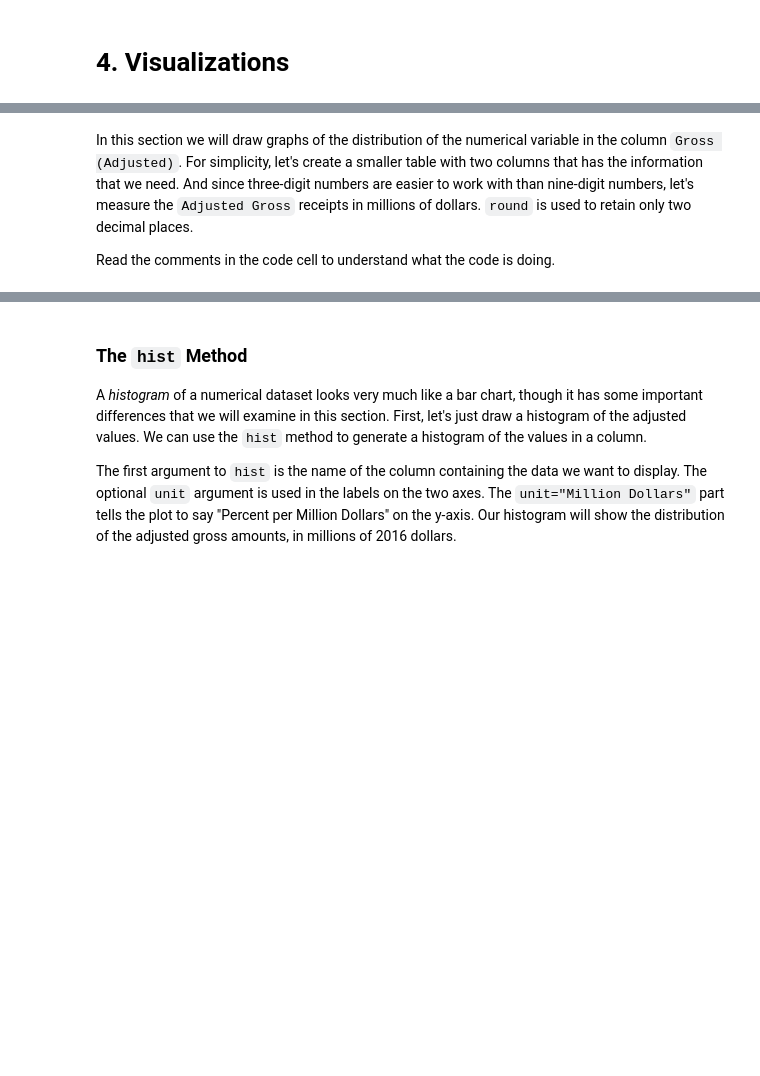
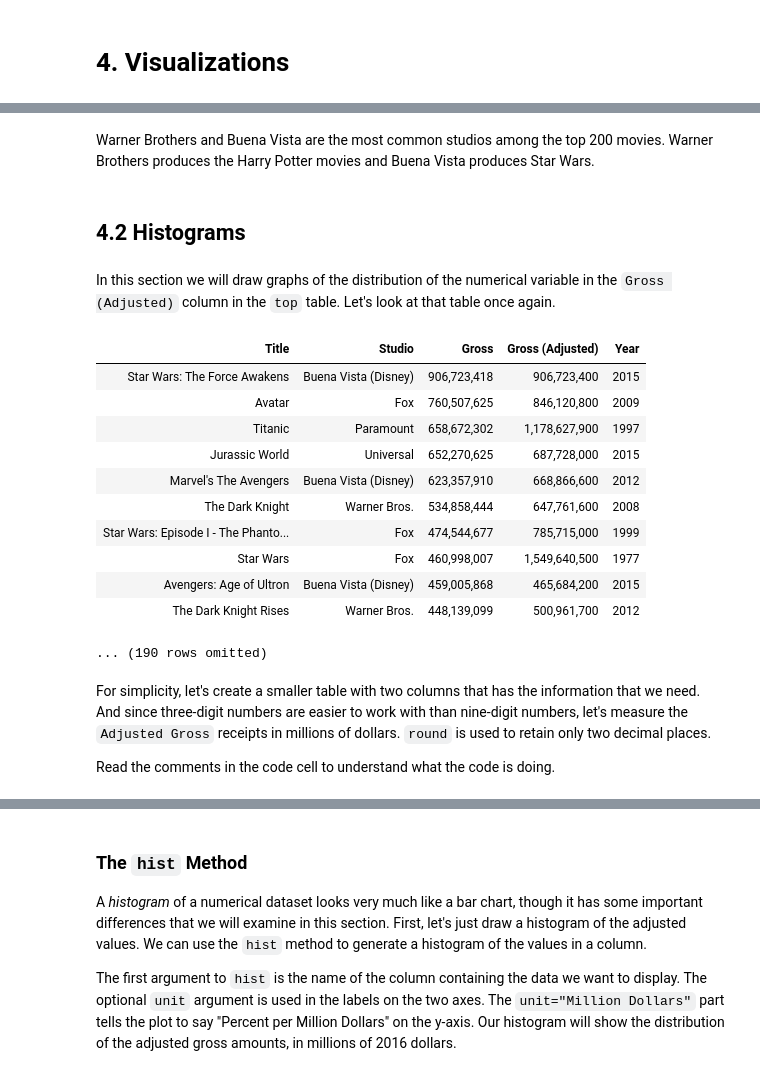
Before and after one commit to data-8/summer, a Jupyter notebook: su17/labs/lab01/lab01.ipynb, the cells around one changed output, grey strips where cells are left out. Cells and saved outputs as stored; diff of their text form; code cells hidden in the pictures; blank space fills up the shorter version.

```diff
--- a/su17/labs/lab01/lab01.ipynb
+++ b/su17/labs/lab01/lab01.ipynb
@@ -358,5 +438,26 @@ top.set_format([2, 3], NumberFormatter)
+# %% [markdown]
+Warner Brothers and Buena Vista are the most common studios among the top 200 movies. Warner Brothers produces the Harry Potter movies and Buena Vista produces Star Wars.
+# %% [markdown]
+## 4.2 Histograms
+# %% [markdown]
+In this section we will draw graphs of the distribution of the numerical variable in the `Gross (Adjusted)` column in the `top` table. Let's look at that table once again.
+# %%
+top
+# %% [output]
+| Title | Studio | Gross | Gross (Adjusted) | Year |
+| Star Wars: The Force Awakens | Buena Vista (Disney) | 906,723,418 | 906,723,400 | 2015 |
+| Avatar | Fox | 760,507,625 | 846,120,800 | 2009 |
+| Titanic | Paramount | 658,672,302 | 1,178,627,900 | 1997 |
+| Jurassic World | Universal | 652,270,625 | 687,728,000 | 2015 |
+| Marvel's The Avengers | Buena Vista (Disney) | 623,357,910 | 668,866,600 | 2012 |
+| The Dark Knight | Warner Bros. | 534,858,444 | 647,761,600 | 2008 |
+| Star Wars: Episode I - The Phanto... | Fox | 474,544,677 | 785,715,000 | 1999 |
+| Star Wars | Fox | 460,998,007 | 1,549,640,500 | 1977 |
+| Avengers: Age of Ultron | Buena Vista (Disney) | 459,005,868 | 465,684,200 | 2015 |
+| The Dark Knight Rises | Warner Bros. | 448,139,099 | 500,961,700 | 2012 |
+... (190 rows omitted)
 # %% [markdown]
-In this section we will draw graphs of the distribution of the numerical variable in the column `Gross (Adjusted)`. For simplicity, let's create a smaller table with two columns that has the information that we need. And since three-digit numbers are easier to work with than nine-digit numbers, let's measure the `Adjusted Gross` receipts in millions of dollars. `round` is used to retain only two decimal places.
+For simplicity, let's create a smaller table with two columns that has the information that we need. And since three-digit numbers are easier to work with than nine-digit numbers, let's measure the `Adjusted Gross` receipts in millions of dollars. `round` is used to retain only two decimal places.
 
 Read the comments in the code cell to understand what the code is doing.
 # %%
```
Also changed, not shown: parts of 13 cells of this notebook.
